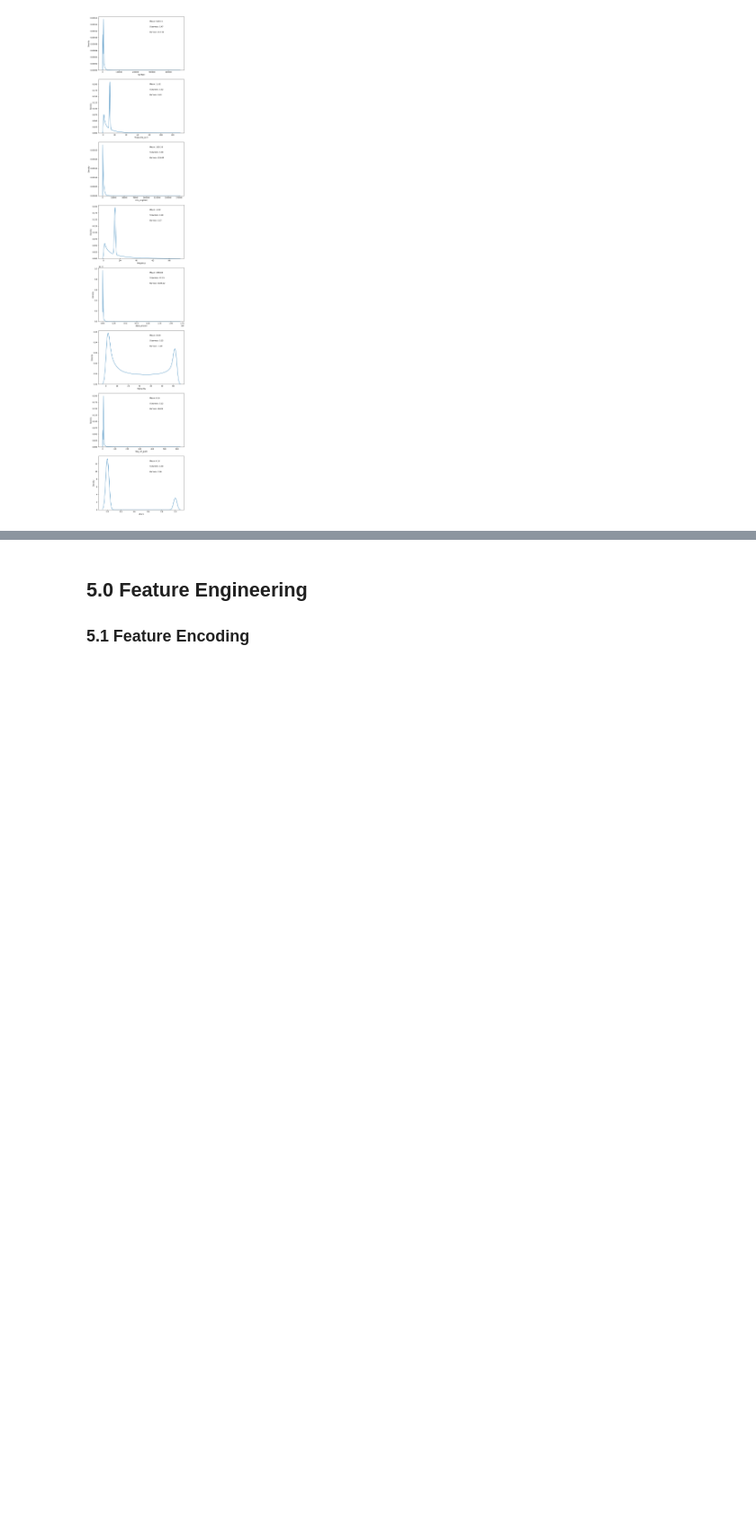
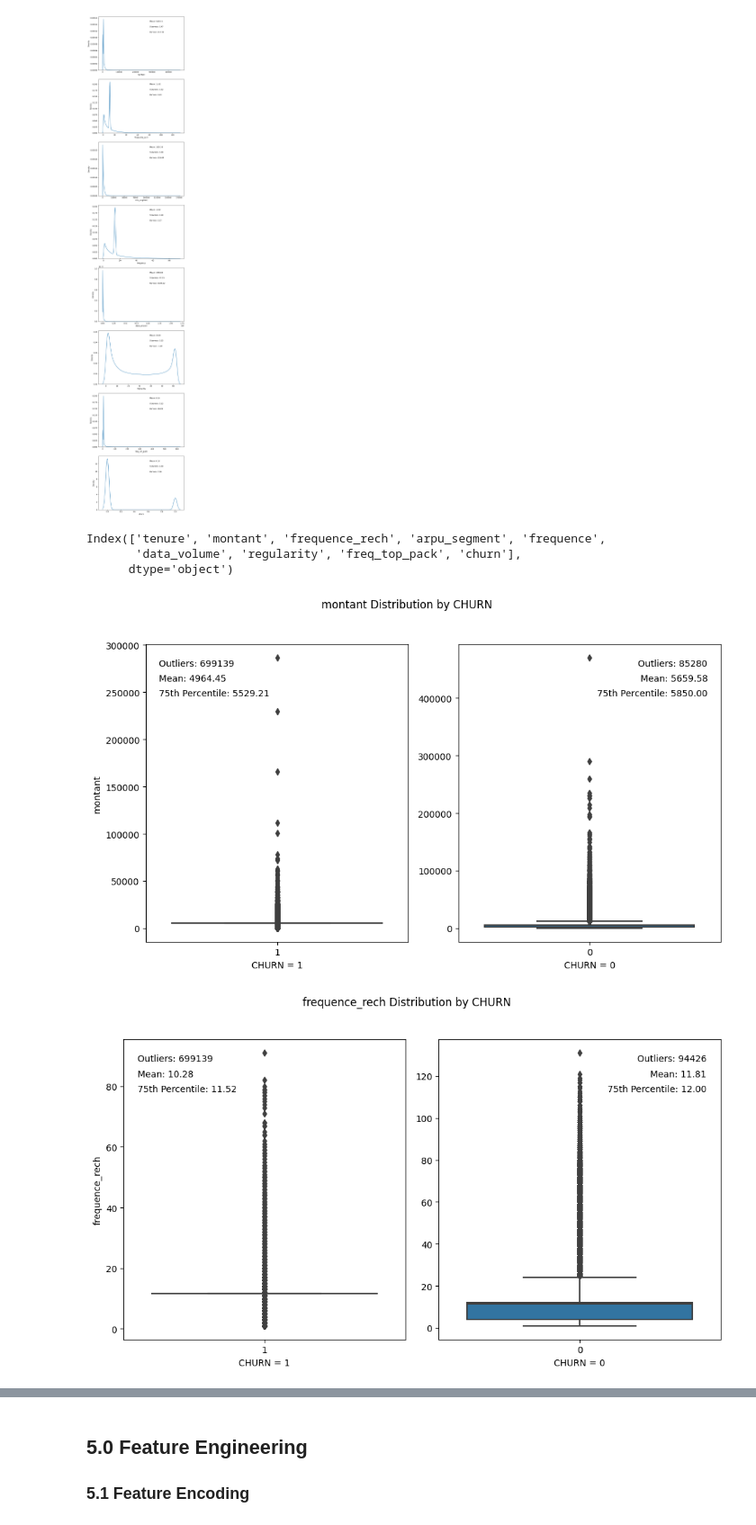
Before and after one commit to codedzifa/CAPSTONE, a Jupyter notebook: customer_churn_ML_pred.ipynb, the cells around one changed output, grey strips where cells are left out. Shown at 90% size. Cells and saved outputs as stored; diff of their text form; code cells hidden in the pictures; blank space fills up the shorter version.

```diff
--- a/customer_churn_ML_pred.ipynb
+++ b/customer_churn_ML_pred.ipynb
@@ -117,7 +117,6 @@ pd.set_option('display.float_format', lambda x: '%.5f' % x)
 ## 4.0 Data Exploration
 # %%
 # Download the data
-dataset = pd.read_csv("Train.csv")
+train = pd.read_csv("Train.csv")
 test = pd.read_csv("data/Test.csv")
-dataset.head()
 # %% [output]
@@ -129,0 +129,2 @@ dataset.head()
+# %%
+dataset = train.copy()
@@ -360,3 +371,9 @@ plt.tight_layout()
 plt.show()
 # %% [output]
 [figure]
+# %%
+dataset.columns
+# %% [output]
+Index(['tenure', 'montant', 'frequence_rech', 'arpu_segment', 'frequence',
+       'data_volume', 'regularity', 'freq_top_pack', 'churn'],
+      dtype='object')
@@ -362,0 +382,39 @@ plt.show()
+# %%
+# Extracting all numerical variables
+for col in num_cols:
+    plt.figure(figsize=(10, 6))
+
+    # Plot boxplot for churn = 1
+    plt.subplot(1, 2, 1)
+    sns.boxplot(data=dataset[dataset['churn'] == 1], x='churn', y=col)
+    q75_1 = dataset[dataset['churn'] == 1][col].quantile(0.75)
+    q25_1 = dataset[dataset['churn'] == 1][col].quantile(0.25)
+    iqr_1 = q75_1 - q25_1
+    outliers_1 = dataset[(dataset[col] < q25_1 - 1.5 * iqr_1) | (dataset[col] > q75_1 + 1.5 * iqr_1)][col]
+    num_outliers_1 = len(outliers_1)
+    plt.text(0.05, 0.95, f"Outliers: {num_outliers_1}", ha='left', va='top', transform=plt.gca().transAxes)
+    plt.text(0.05, 0.90, f"Mean: {dataset[dataset['churn'] == 1][col].mean():.2f}", ha='left', va='top', transform=plt.gca().transAxes)
+    plt.text(0.05, 0.85, f"75th Percentile: {q75_1:.2f}", ha='left', va='top', transform=plt.gca().transAxes)
+    plt.xlabel('CHURN = 1')
+    plt.ylabel(col)
+
+    # Plot boxplot for churn = 0
+    plt.subplot(1, 2, 2)
+    sns.boxplot(data=dataset[dataset['churn'] == 0], x='churn', y=col)
+    q75_0 = dataset[dataset['churn'] == 0][col].quantile(0.75)
+    q25_0 = dataset[dataset['churn'] == 0][col].quantile(0.25)
+    iqr_0 = q75_0 - q25_0
+    outliers_0 = dataset[(dataset[col] < q25_0 - 1.5 * iqr_0) | (dataset[col] > q75_0 + 1.5 * iqr_0)][col]
+    num_outliers_0 = len(outliers_0)
+    plt.text(0.95, 0.95, f"Outliers: {num_outliers_0}", ha='right', va='top', transform=plt.gca().transAxes)
+    plt.text(0.95, 0.90, f"Mean: {dataset[dataset['churn'] == 0][col].mean():.2f}", ha='right', va='top', transform=plt.gca().transAxes)
+    plt.text(0.95, 0.85, f"75th Percentile: {q75_0:.2f}", ha='right', va='top', transform=plt.gca().transAxes)
+    plt.xlabel('CHURN = 0')
+    plt.ylabel('')
+
+    plt.suptitle(f'{col} Distribution by CHURN')
+    plt.tight_layout(rect=[0, 0, 1, 0.95])
+    plt.show()
+# %% [output]
+[figure, added]
+[figure, added]
```
Also changed, not shown: parts of 26 cells of this notebook, 1 other file.
